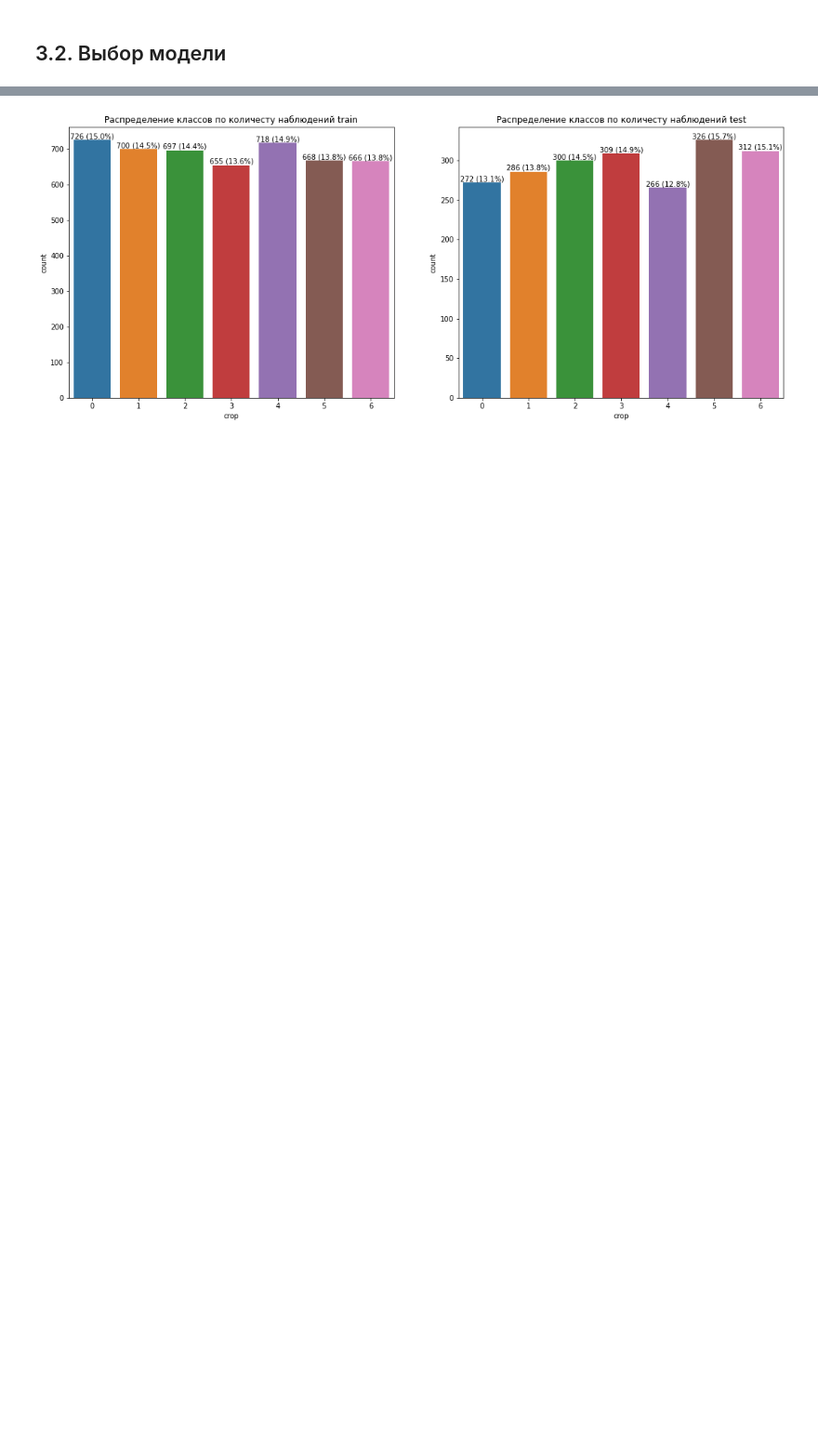
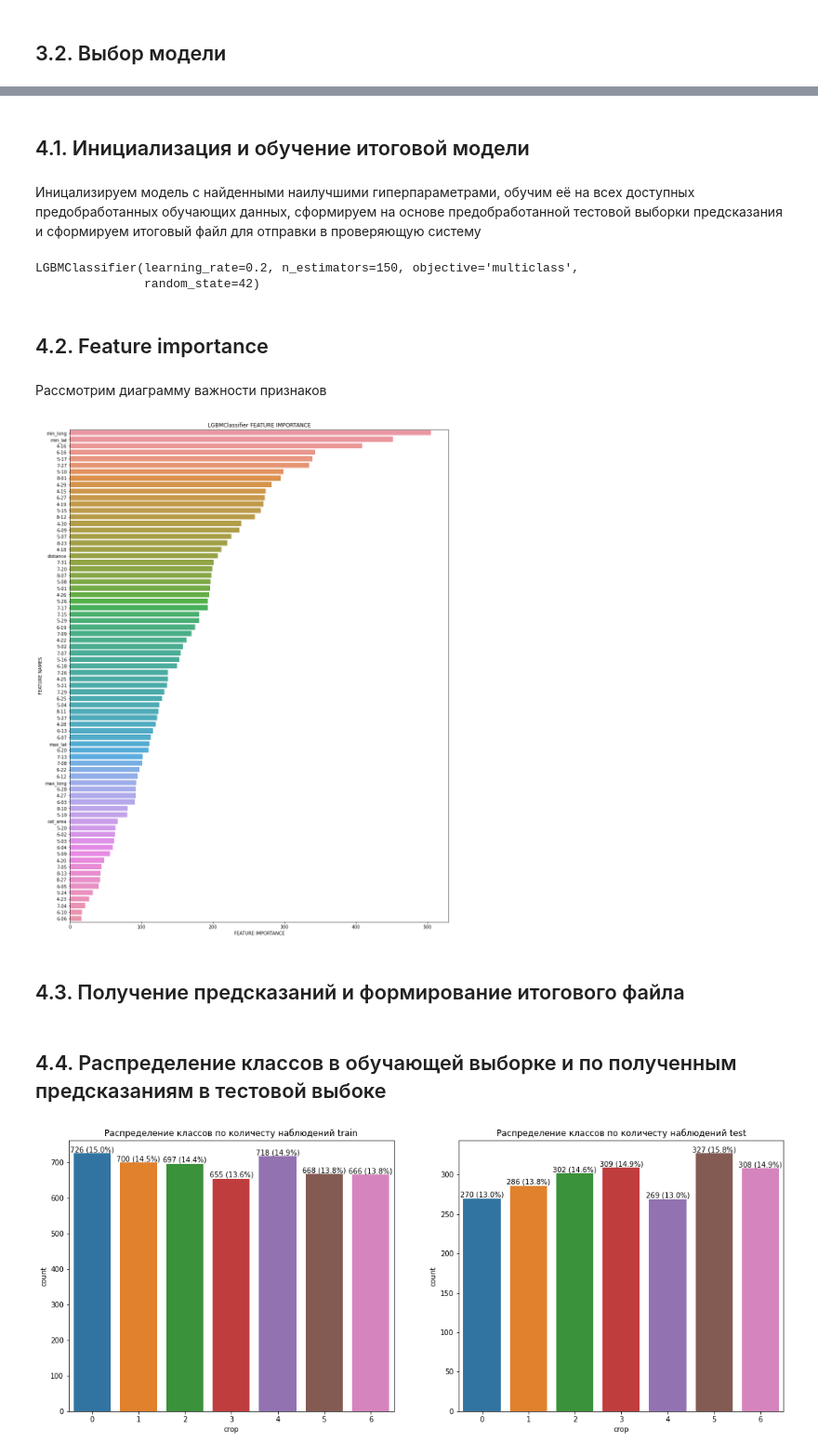
Before and after one commit to Alexwert3/INNOPOLIS, a Jupyter notebook: innopolis.ipynb, the cells around one changed output, grey strips where cells are left out. Shown: that part at 93% size. Saved outputs shown, nothing was run; the diff lists cells and outputs as text; code cells hidden in the pictures; blank space fills up the shorter version.

```diff
--- a/innopolis.ipynb
+++ b/innopolis.ipynb
@@ -542,3 +449,0 @@ XGBC = XGBClassifier(
-# %%
-XGBC.fit(X, y) # обучение модели
-pred = XGBC.predict(X_test)
@@ -569,12 +449,0 @@ pred = CBC.predict(X_test)
-# %%
-parameters_lgbm = {'max_depth': [-1],
-              'learning_rate': [0.1],
-              'n_estimators': [160]
-              }
-
-LGBM = LGBMClassifier()
-Grid_CBC = GridSearchCV(estimator=LGBM, param_grid=parameters_lgbm, cv=5, scoring='recall_macro', n_jobs=-1)
-Grid_CBC.fit(X, y)
-print("Результаты подбора гиперпараметров")
-print("\n Лучший Recall:\n",Grid_CBC.best_score_)
-print("\n Лучшие параметры:\n",Grid_CBC.best_params_)
@@ -589,9 +452,41 @@ print("\n Лучшие параметры:\n",Grid_CBC.best_params_)
+# %% [markdown]
+## 4.1. Инициализация и обучение итоговой модели
+# %% [markdown]
+Иницализируем модель с найденными наилучшими гиперпараметрами, обучим её на всех доступных предобработанных обучающих данных, сформируем на основе предобработанной тестовой выборки предсказания и сформируем итоговый файл для отправки в проверяющую систему
 # %%
-LGBM = LGBMClassifier(
+LGBM = LGBMClassifier(random_state=42,              # инициализация модели
                       max_depth=-1,
-                      learning_rate=0.2,
-                      n_estimators=160,
-                     )
-LGBM.fit(X, y)
-pred = LGBM.predict(X_test)
+                      learning_rate=parameters_lgbm['learning_rate'][0],
+                      n_estimators=parameters_lgbm['n_estimators'][0],
+                      objective='multiclass')
+LGBM.fit(X, y) # обучение модели по всей предобработанной обучающей выборке
+# %% [output]
+LGBMClassifier(learning_rate=0.2, n_estimators=150, objective='multiclass',
+               random_state=42)
+# %% [markdown]
+## 4.2. Feature importance
+# %% [markdown]
+Рассмотрим диаграмму важности признаков
+# %%
+def plot_feature_importance(importance, names, model_type):
+    feature_importance = np.array(importance)
+    feature_names = np.array(names)
+    data={'feature_names':feature_names,
+          'feature_importance':feature_importance}
+    fi_df = pd.DataFrame(data)
+    fi_df.sort_values(by=['feature_importance'],
+                     ascending=False,inplace=True)
+    plt.figure(figsize=(15,20))
+    sns.barplot(x=fi_df['feature_importance'],
+               y=fi_df['feature_names'])
+    plt.title(model_type + ' FEATURE IMPORTANCE')
+    plt.xlabel('FEATURE IMPORTANCE')
+    plt.ylabel('FEATURE NAMES')
+    plt.show()
+
+plot_feature_importance(LGBM.feature_importances_, X.columns,'LGBMClassifier')
+# %% [output]
+[figure, added]
+# %% [markdown]
+## 4.3. Получение предсказаний и формирование итогового файла
 # %%
@@ -601,3 +498,5 @@ submit.to_csv('submit_cbc.csv', index=False)
+# %% [markdown]
+## 4.4. Распределение классов в обучающей выборке и по полученным предсказаниям в тестовой выбоке
 # %%
 fig, axes = plt.subplots(1, 2, figsize=(18, 7))
 for ax, tit in zip(axes, ['Распределение классов по количесту наблюдений train', 'Распределение классов по количесту наблюдений test']):
```
Also changed, not shown: parts of 72 cells of this notebook.
